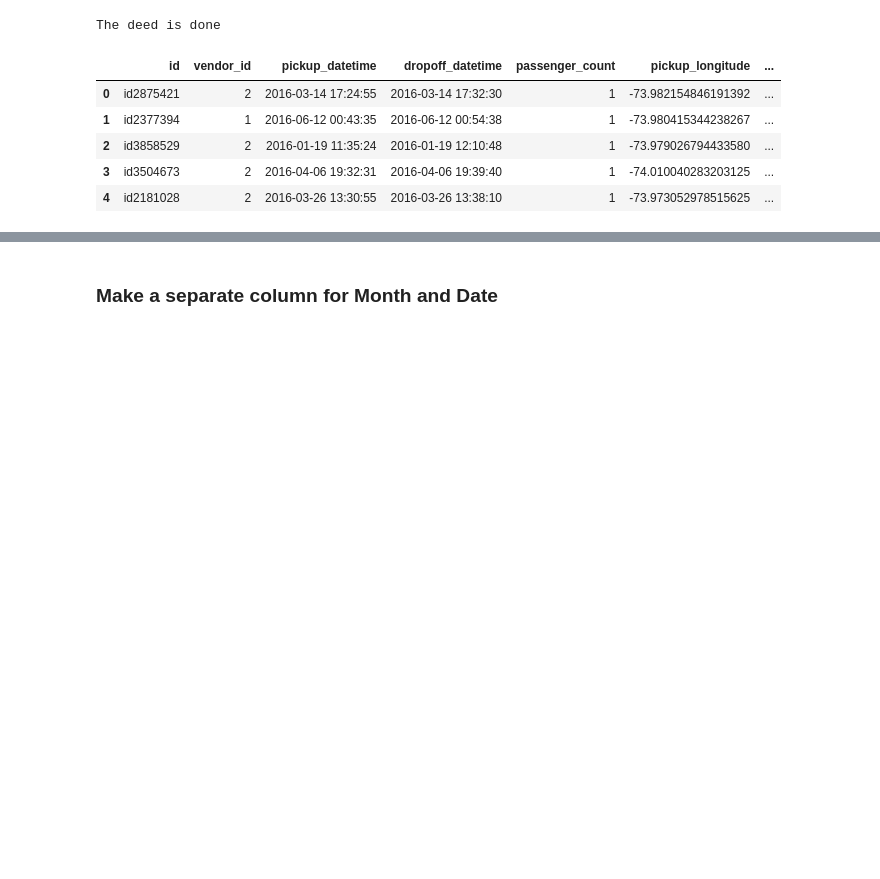
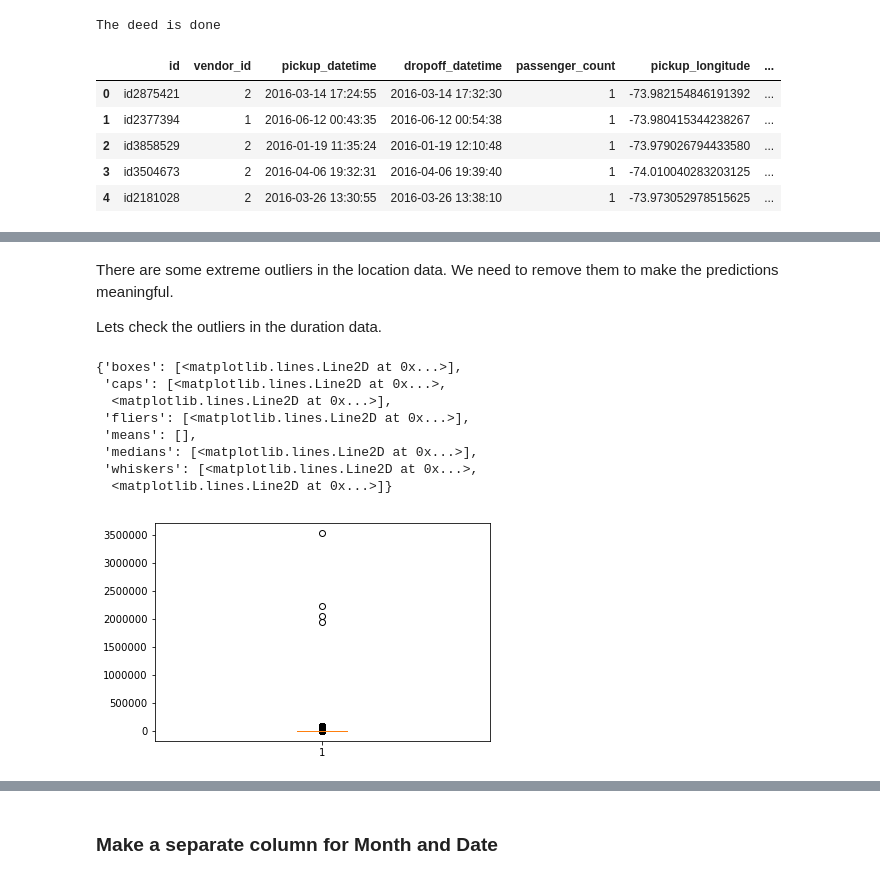
Before and after one commit to jadoonengr/Kaggle-Taxi-NYC, a Jupyter notebook: NYX_Taxi.ipynb, the cells around one changed output, grey strips where cells are left out. Cells and saved outputs as stored; diff of their text form; code cells hidden in the pictures; blank space fills up the shorter version.

```diff
--- a/NYX_Taxi.ipynb
+++ b/NYX_Taxi.ipynb
@@ -34,13 +42,11 @@ from geopy.distance import vincenty #for calculating Distance
 # %%
-pd.options.display.float_format = '{:,.15f}'.format
 
 #input_file = "e:/sundog-consult/udemy/datascience/PastHires.csv"
 train_file = "train.csv"
 weather_file = "Weather_NYC_Data.csv"
+test_file = "test.csv"
 result_file = "result.csv"
 
-
-df = pd.read_csv(train_file, header = 0)
-df_w = pd.read_csv(weather_file, header = 0)
-
-df.head()
+train = pd.read_csv(train_file, header = 0)
+weather = pd.read_csv(weather_file, header = 0)
+test = pd.read_csv(test_file, header = 0)
@@ -83,0 +263,16 @@ The deed is done
+# %% [markdown]
+There are some extreme outliers in the location data. We need to remove them to make the predictions meaningful.
+
+Lets check the outliers in the duration data.
+# %%
+plt.boxplot(x=target, vert=True)
+# %% [output]
+{'boxes': [<matplotlib.lines.Line2D at 0x...>],
+ 'caps': [<matplotlib.lines.Line2D at 0x...>,
+  <matplotlib.lines.Line2D at 0x...>],
+ 'fliers': [<matplotlib.lines.Line2D at 0x...>],
+ 'means': [],
+ 'medians': [<matplotlib.lines.Line2D at 0x...>],
+ 'whiskers': [<matplotlib.lines.Line2D at 0x...>,
+  <matplotlib.lines.Line2D at 0x...>]}
+[figure, added]
```
Also changed, not shown: parts of 33 cells of this notebook, 1 other file.
